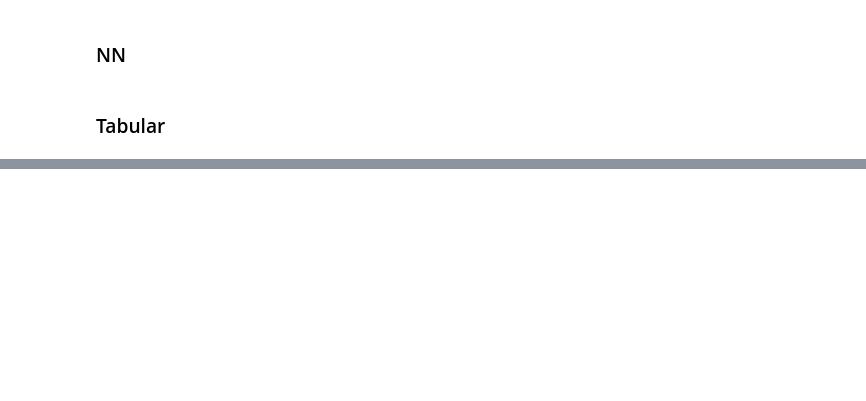
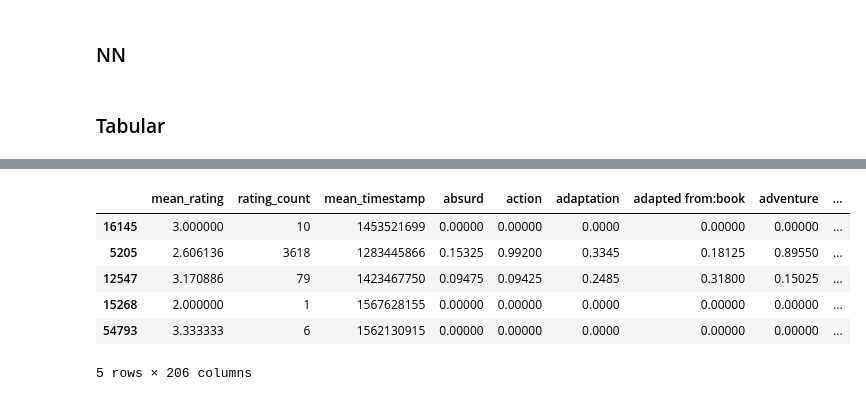
Before and after one commit to nicolopizzo/data-analytics, a Jupyter notebook: analysis.ipynb, the cells around one changed output, grey strips where cells are left out. Drawn from its saved outputs; the diff is of its cells as text; code cells hidden in the pictures; blank space fills up the shorter version.

Commit message:
added tabular model

```diff
--- a/analysis.ipynb
+++ b/analysis.ipynb
@@ -909,0 +832,15 @@ ModuleNotFoundError: No module named 'pytorch_tabular'
+# %%
+#data, cat_col_names, num_col_names = make_mixed_classification(n_samples=10000, n_features=20, n_categories=4)
+train_tabular, test_tabular = train_test_split(df, random_state=42)
+train_tabular, val_tabular = train_test_split(train_tabular, random_state=42)
+# %%
+label = ['mean_rating']
+# continuous_columns is df.columns - (mean_rating, IMAX, Film-Noir)
+categorical_columns = ['IMAX', 'Film-Noir']
+continuous_columns = list(df.columns)
+continuous_columns.remove('mean_rating')
+continuous_columns.remove('IMAX')
+continuous_columns.remove('Film-Noir')
+
+print('df.columns:', list(df.columns))
+print('continuous_columns:', continuous_columns)
@@ -909,0 +888,9 @@ ModuleNotFoundError: No module named 'pytorch_tabular'
+# %%
+#tabular_model.fit(train=train, validation=val)
+datamodule = tabular_model.prepare_dataloader(
+                train=train_tabular, validation=val_tabular, seed=42
+            )
+model = tabular_model.prepare_model(
+            datamodule
+        )
+tabular_model.train(model, datamodule)
@@ -909,0 +945,4 @@ ModuleNotFoundError: No module named 'pytorch_tabular'
+# %%
+pred_df = tabular_model.predict(test_tabular)
+pred_df.head()
+# %% [output]
@@ -909,0 +952,7 @@ ModuleNotFoundError: No module named 'pytorch_tabular'
+|  | mean_rating | rating_count | mean_timestamp | absurd | action | adaptation | adapted from:book | adventure | ... |
+| 16145 | 3.000000 | 10 | 1453521699 | 0.00000 | 0.00000 | 0.0000 | 0.00000 | 0.00000 | ... |
+| 5205 | 2.606136 | 3618 | 1283445866 | 0.15325 | 0.99200 | 0.3345 | 0.18125 | 0.89550 | ... |
+| 12547 | 3.170886 | 79 | 1423467750 | 0.09475 | 0.09425 | 0.2485 | 0.31800 | 0.15025 | ... |
+| 15268 | 2.000000 | 1 | 1567628155 | 0.00000 | 0.00000 | 0.0000 | 0.00000 | 0.00000 | ... |
+| 54793 | 3.333333 | 6 | 1562130915 | 0.00000 | 0.00000 | 0.0000 | 0.00000 | 0.00000 | ... |
+5 rows × 206 columns
```
Also changed, not shown: parts of 38 cells of this notebook, 1 other file.
